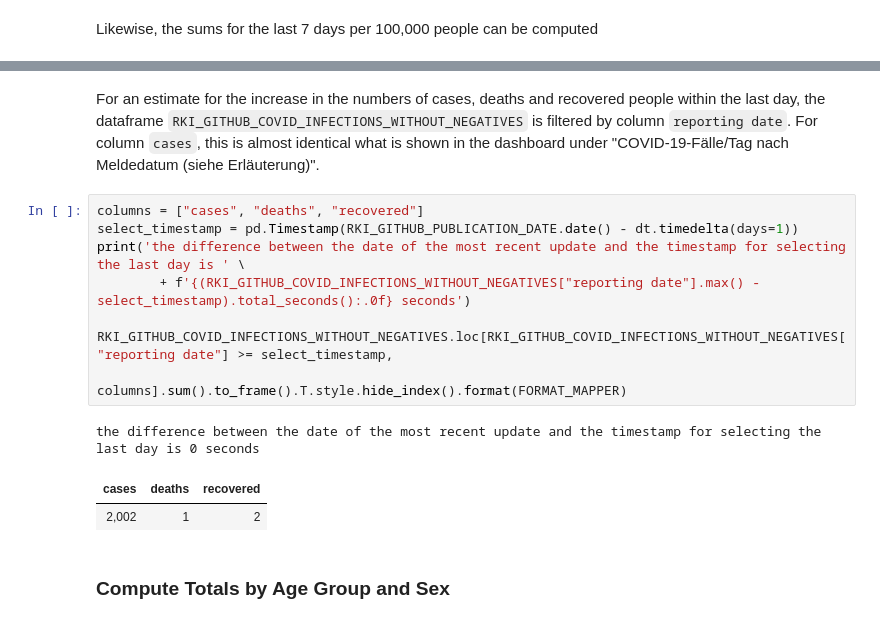
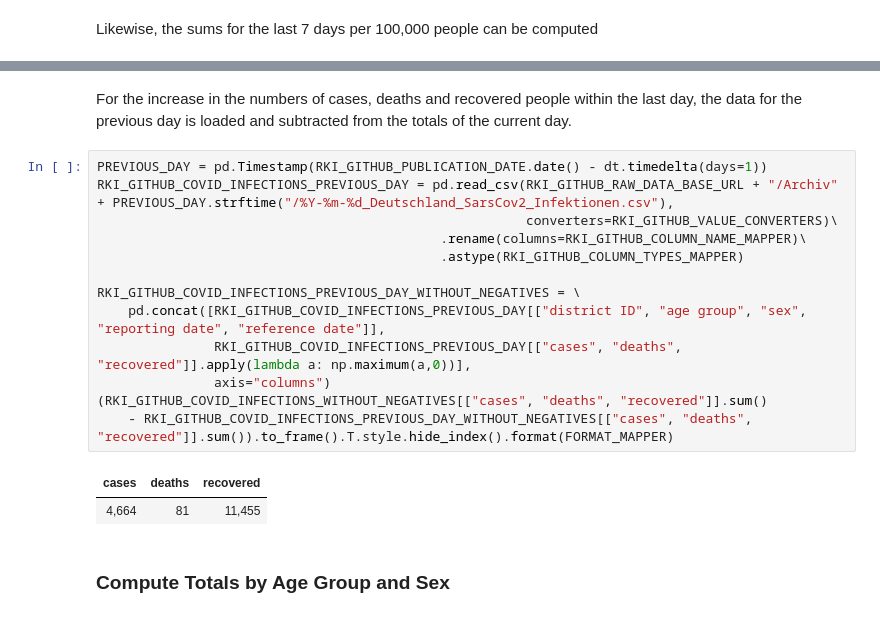
Before and after one commit to runbikeswim/RKI-COVID-15-Data-Sources-Analysis, a Jupyter notebook: RKI_COVID_Data_Comparison.ipynb, the cells around one changed output, grey strips where cells are left out. Drawn from its saved outputs; the diff is of its cells as text.

Commit message:
compute increase within the last day

```diff
--- a/RKI_COVID_Data_Comparison.ipynb
+++ b/RKI_COVID_Data_Comparison.ipynb
@@ -430,17 +421,21 @@ columns = ["cases last 7 days", "deaths last 7 days", "recovered last 7 days"]
 # %% [markdown]
-For an estimate for the increase in the numbers of cases, deaths and recovered people within the last day, the dataframe `RKI_GITHUB_COVID_INFECTIONS_WITHOUT_NEGATIVES` is filtered by column `reporting date`. For column `cases`, this is almost identical what is shown in the dashboard under "COVID-19-Fälle/Tag nach Meldedatum (siehe Erläuterung)".
+For the increase in the numbers of cases, deaths and recovered people within the last day, the data for the previous day is loaded and subtracted from the totals of the current day.
-# %%
-columns = ["cases", "deaths", "recovered"]
-select_timestamp = pd.Timestamp(RKI_GITHUB_PUBLICATION_DATE.date() - dt.timedelta(days=1))
-print('the difference between the date of the most recent update and the timestamp for selecting the last day is ' \
-        + f'{(RKI_GITHUB_COVID_INFECTIONS_WITHOUT_NEGATIVES["reporting date"].max() - select_timestamp).total_seconds():.0f} seconds')
-
-RKI_GITHUB_COVID_INFECTIONS_WITHOUT_NEGATIVES.loc[RKI_GITHUB_COVID_INFECTIONS_WITHOUT_NEGATIVES["reporting date"] >= select_timestamp,
-                                                  columns].sum().to_frame().T.style.hide_index().format(FORMAT_MAPPER)
-# %% [output]
-the difference between the date of the most recent update and the timestamp for selecting the last day is 0 seconds
-| cases | deaths | recovered |
-| 2,002 | 1 | 2 |
+# %%
+PREVIOUS_DAY = pd.Timestamp(RKI_GITHUB_PUBLICATION_DATE.date() - dt.timedelta(days=1))
+RKI_GITHUB_COVID_INFECTIONS_PREVIOUS_DAY = pd.read_csv(RKI_GITHUB_RAW_DATA_BASE_URL + "/Archiv" + PREVIOUS_DAY.strftime("/%Y-%m-%d_Deutschland_SarsCov2_Infektionen.csv"),
+                                                       converters=RKI_GITHUB_VALUE_CONVERTERS)\
+                                            .rename(columns=RKI_GITHUB_COLUMN_NAME_MAPPER)\
+                                            .astype(RKI_GITHUB_COLUMN_TYPES_MAPPER)
+
+RKI_GITHUB_COVID_INFECTIONS_PREVIOUS_DAY_WITHOUT_NEGATIVES = \
+    pd.concat([RKI_GITHUB_COVID_INFECTIONS_PREVIOUS_DAY[["district ID", "age group", "sex", "reporting date", "reference date"]],
+               RKI_GITHUB_COVID_INFECTIONS_PREVIOUS_DAY[["cases", "deaths", "recovered"]].apply(lambda a: np.maximum(a,0))],
+               axis="columns")
+(RKI_GITHUB_COVID_INFECTIONS_WITHOUT_NEGATIVES[["cases", "deaths", "recovered"]].sum()
+    - RKI_GITHUB_COVID_INFECTIONS_PREVIOUS_DAY_WITHOUT_NEGATIVES[["cases", "deaths", "recovered"]].sum()).to_frame().T.style.hide_index().format(FORMAT_MAPPER)
+# %% [output]
+| cases | deaths | recovered |
+| 4,664 | 81 | 11,455 |
 # %% [markdown]
 ### Compute Totals by Age Group and Sex
 # %% [markdown]
```
Also changed, not shown: parts of 11 cells of this notebook.
